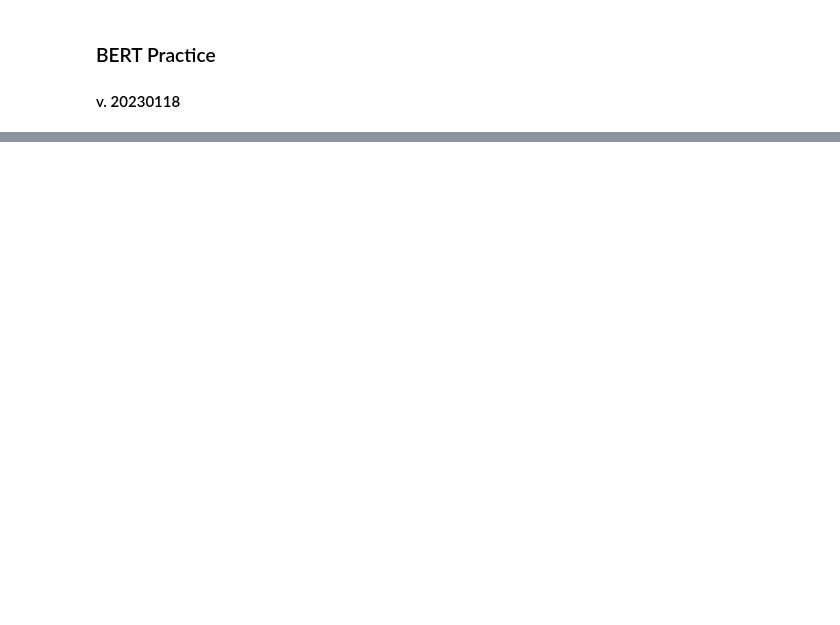
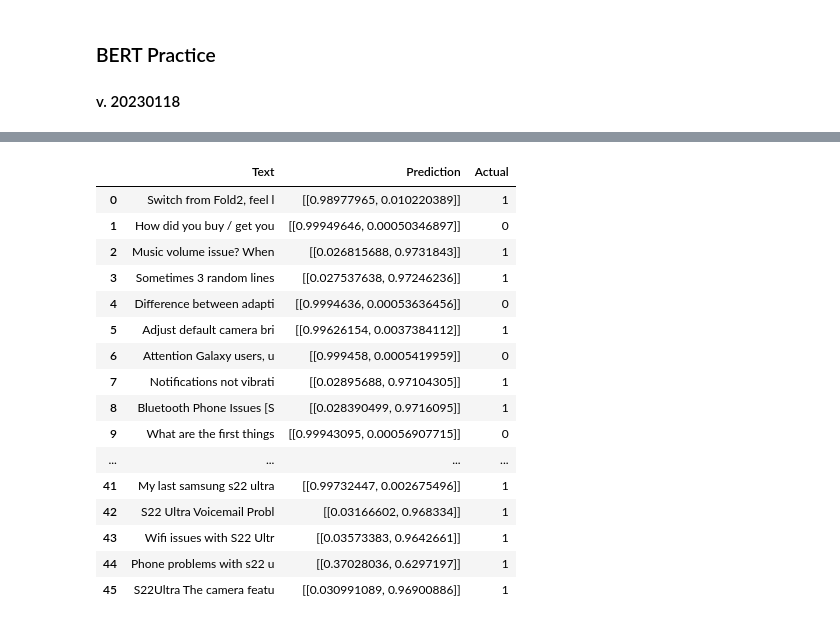
Before and after one commit to ojw92/NLP-VOC, a Jupyter notebook: BERT_practice.ipynb, the cells around one changed output, grey strips where cells are left out. Drawn from its saved outputs; the diff is of its cells as text; code cells hidden in the pictures; blank space fills up the shorter version.

Commit message:
Updated hyperparameters & testing on new data

```diff
--- a/BERT_practice.ipynb
+++ b/BERT_practice.ipynb
@@ -326,0 +534,38 @@ vocresult
+# %%
+
+# test VOC
+# import file and combine title & content
+
+#voc0123 = pd.read_csv('/20230123_test.csv', index_col=0).drop_duplicates()
+#voc0123 = data_concat(voc0123.loc[: , 'Title':'Class'])
+
+voc0124 = pd.read_csv('/20230124_test.csv', index_col=0).drop_duplicates()
+voc0124 = data_concat(voc0124.loc[: , 'Title':'Class'])
+
+voc0125 = pd.read_csv('/20230125_test.csv', index_col=0).drop_duplicates()
+voc0125 = data_concat(voc0125.loc[: , 'Title':'Class'])
+
+
+#vocresult0123 = pred_day(voc0123)
+#vocresult0123
+# %%
+vocresult0124 = pred_day(voc0124)
+vocresult0124
+# %% [output]
+|  | Text | Prediction | Actual |
+| 0 | Switch from Fold2, feel l | [[0.98977965, 0.010220389]] | 1 |
+| 1 | How did you buy / get you | [[0.99949646, 0.00050346897]] | 0 |
+| 2 | Music volume issue? When | [[0.026815688, 0.9731843]] | 1 |
+| 3 | Sometimes 3 random lines | [[0.027537638, 0.97246236]] | 1 |
+| 4 | Difference between adapti | [[0.9994636, 0.00053636456]] | 0 |
+| 5 | Adjust default camera bri | [[0.99626154, 0.0037384112]] | 1 |
+| 6 | Attention Galaxy users, u | [[0.999458, 0.0005419959]] | 0 |
+| 7 | Notifications not vibrati | [[0.02895688, 0.97104305]] | 1 |
+| 8 | Bluetooth Phone Issues [S | [[0.028390499, 0.9716095]] | 1 |
+| 9 | What are the first things | [[0.99943095, 0.00056907715]] | 0 |
+| ... | ... | ... | ... |
+| 41 | My last samsung s22 ultra | [[0.99732447, 0.002675496]] | 1 |
+| 42 | S22 Ultra Voicemail Probl | [[0.03166602, 0.968334]] | 1 |
+| 43 | Wifi issues with S22 Ultr | [[0.03573383, 0.9642661]] | 1 |
+| 44 | Phone problems with s22 u | [[0.37028036, 0.6297197]] | 1 |
+| 45 | S22Ultra The camera featu | [[0.030991089, 0.96900886]] | 1 |
```
Also changed, not shown: parts of 27 cells of this notebook.
